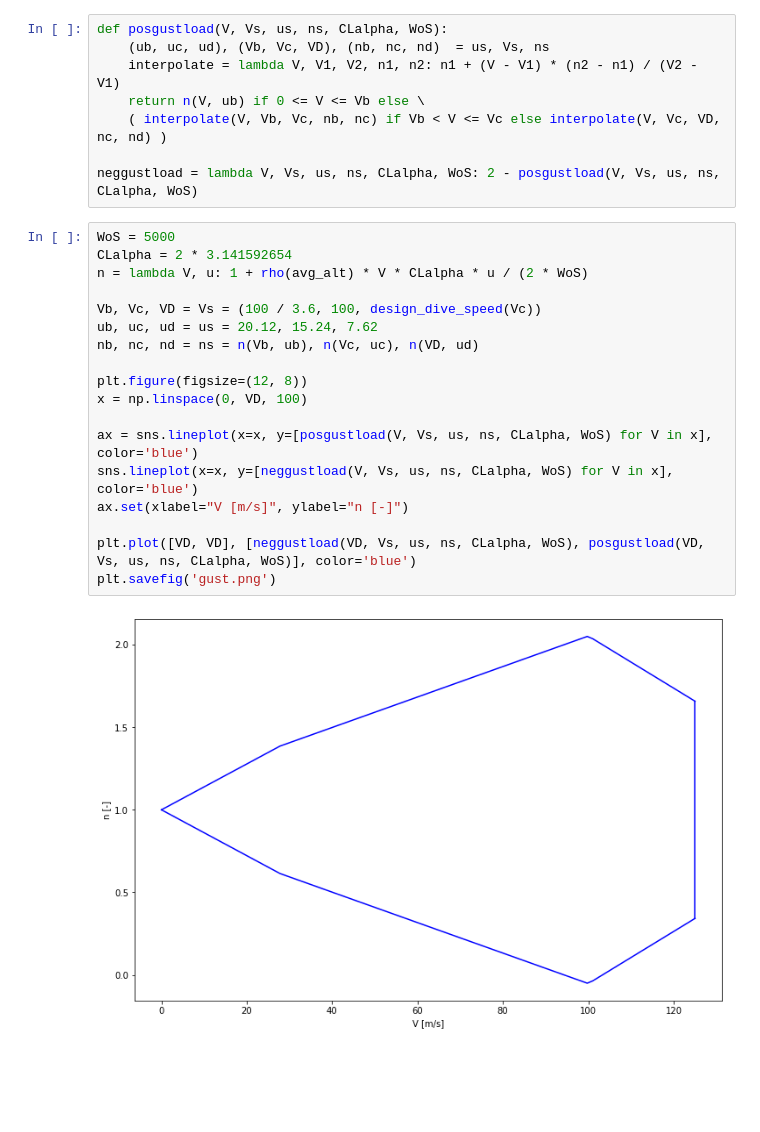
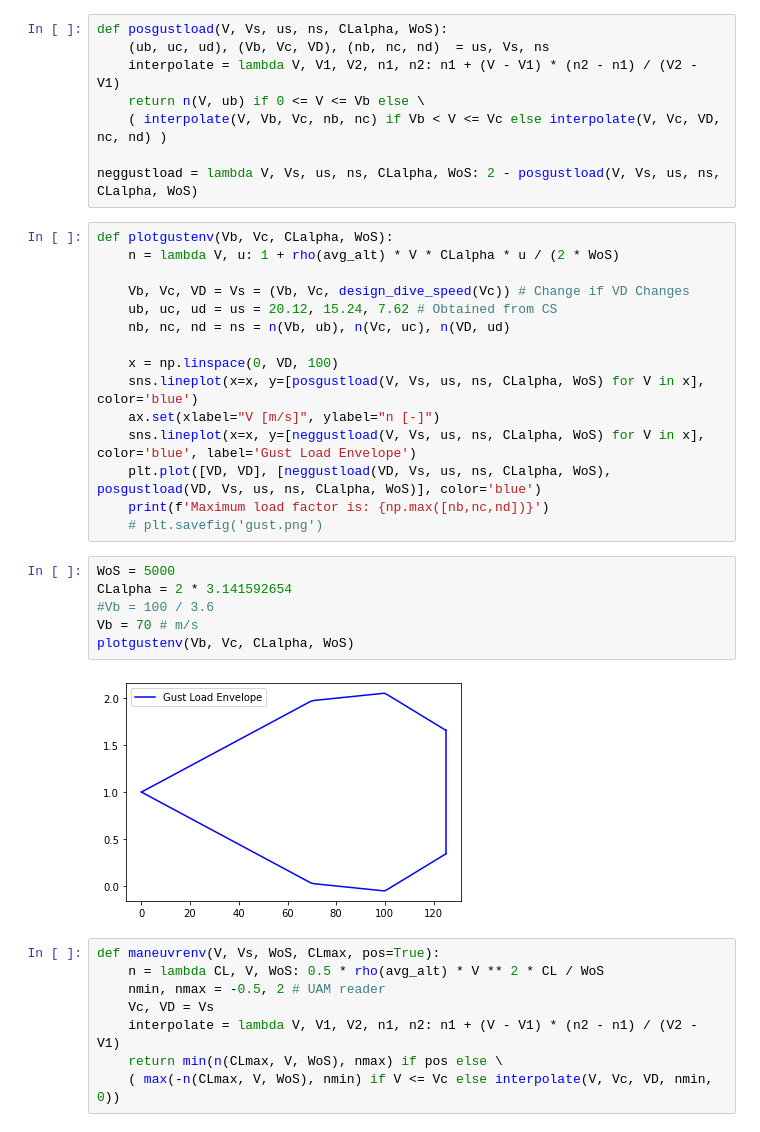
Before and after one commit to dmkeijzer/RBDOWigeon-paper, a Jupyter notebook: Sizing/Prelim_sizing.ipynb, the cells around one changed output. Cells and saved outputs as stored; diff of their text form; blank space fills up the shorter version.

```diff
--- a/Sizing/Prelim_sizing.ipynb
+++ b/Sizing/Prelim_sizing.ipynb
@@ -127,22 +127,33 @@ def posgustload(V, Vs, us, ns, CLalpha, WoS):
 
 neggustload = lambda V, Vs, us, ns, CLalpha, WoS: 2 - posgustload(V, Vs, us, ns, CLalpha, WoS)
 # %%
-WoS = 5000
-CLalpha = 2 * 3.141592654
-n = lambda V, u: 1 + rho(avg_alt) * V * CLalpha * u / (2 * WoS)
+def plotgustenv(Vb, Vc, CLalpha, WoS):
+    n = lambda V, u: 1 + rho(avg_alt) * V * CLalpha * u / (2 * WoS)
 
-Vb, Vc, VD = Vs = (100 / 3.6, 100, design_dive_speed(Vc))
-ub, uc, ud = us = 20.12, 15.24, 7.62
-nb, nc, nd = ns = n(Vb, ub), n(Vc, uc), n(VD, ud)
+    Vb, Vc, VD = Vs = (Vb, Vc, design_dive_speed(Vc)) # Change if VD Changes
+    ub, uc, ud = us = 20.12, 15.24, 7.62 # Obtained from CS
+    nb, nc, nd = ns = n(Vb, ub), n(Vc, uc), n(VD, ud)
 
-plt.figure(figsize=(12, 8))
-x = np.linspace(0, VD, 100)
-
-ax = sns.lineplot(x=x, y=[posgustload(V, Vs, us, ns, CLalpha, WoS) for V in x], color='blue')
-sns.lineplot(x=x, y=[neggustload(V, Vs, us, ns, CLalpha, WoS) for V in x], color='blue')
-ax.set(xlabel="V [m/s]", ylabel="n [-]")
-
-plt.plot([VD, VD], [neggustload(VD, Vs, us, ns, CLalpha, WoS), posgustload(VD, Vs, us, ns, CLalpha, WoS)], color='blue')
-plt.savefig('gust.png')
+    x = np.linspace(0, VD, 100)
+    sns.lineplot(x=x, y=[posgustload(V, Vs, us, ns, CLalpha, WoS) for V in x], color='blue')
+    ax.set(xlabel="V [m/s]", ylabel="n [-]")
+    sns.lineplot(x=x, y=[neggustload(V, Vs, us, ns, CLalpha, WoS) for V in x], color='blue', label='Gust Load Envelope')
+    plt.plot([VD, VD], [neggustload(VD, Vs, us, ns, CLalpha, WoS), posgustload(VD, Vs, us, ns, CLalpha, WoS)], color='blue')
+    print(f'Maximum load factor is: {np.max([nb,nc,nd])}')
+    # plt.savefig('gust.png')
-# %% [output]
-[figure, removed]
+# %%
+WoS = 5000
+CLalpha = 2 * 3.141592654
+#Vb = 100 / 3.6
+Vb = 70 # m/s
+plotgustenv(Vb, Vc, CLalpha, WoS)
+# %% [output]
+[figure, added]
+# %%
+def maneuvrenv(V, Vs, WoS, CLmax, pos=True):
+    n = lambda CL, V, WoS: 0.5 * rho(avg_alt) * V ** 2 * CL / WoS
+    nmin, nmax = -0.5, 2 # UAM reader
+    Vc, VD = Vs
+    interpolate = lambda V, V1, V2, n1, n2: n1 + (V - V1) * (n2 - n1) / (V2 - V1)
+    return min(n(CLmax, V, WoS), nmax) if pos else \
+    ( max(-n(CLmax, V, WoS), nmin) if V <= Vc else interpolate(V, Vc, VD, nmin, 0))
```
Also changed, not shown: parts of 3 cells of this notebook, 1 other file.
